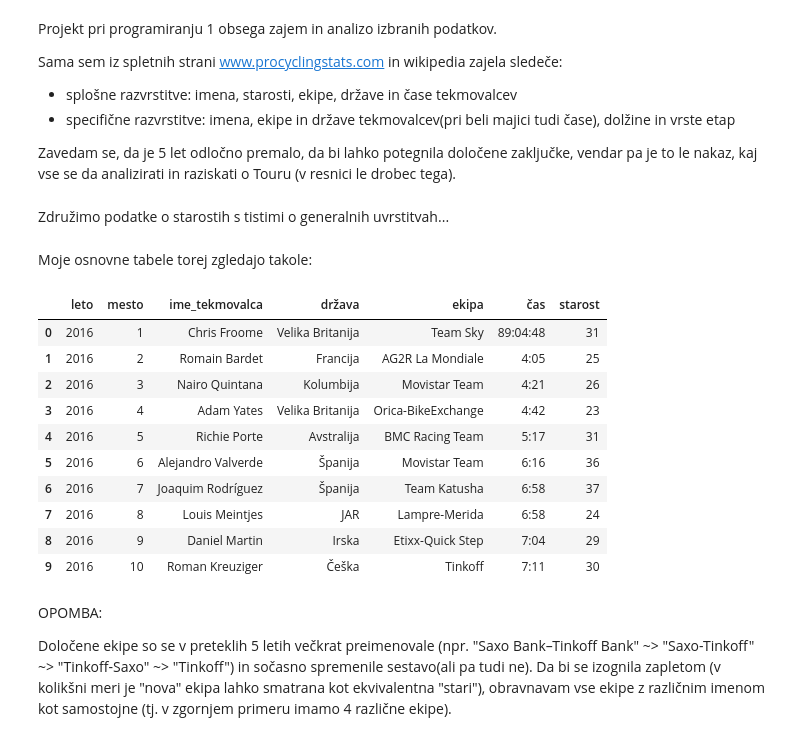
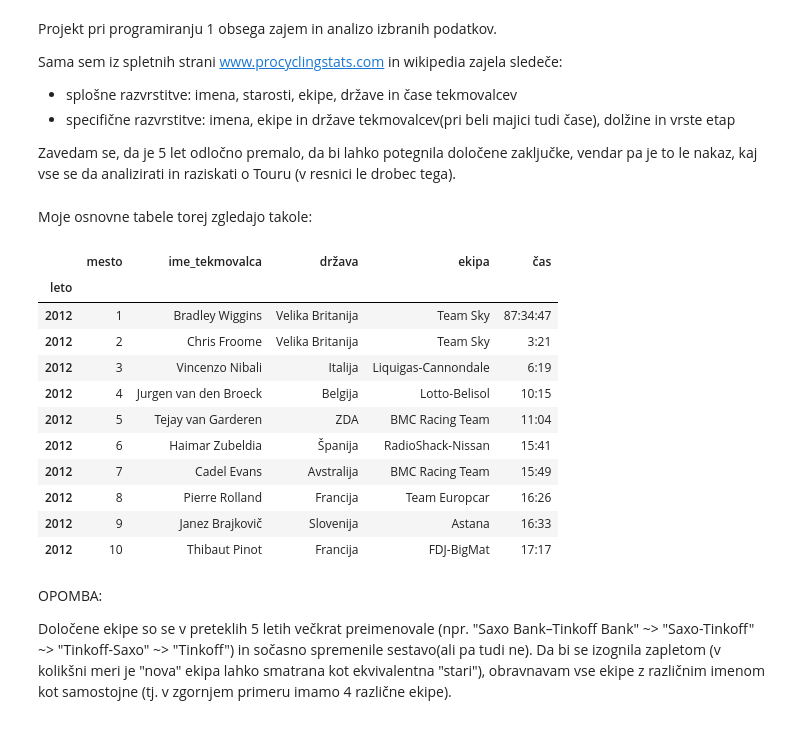
Before and after one commit to aeTS/Projekt-PRO1, a Jupyter notebook: Projekt_analiza_Tour.ipynb, the cells around one changed output. Saved outputs shown, nothing was run; the diff lists cells and outputs as text; code cells hidden in the pictures.

```diff
--- a/Projekt_analiza_Tour.ipynb
+++ b/Projekt_analiza_Tour.ipynb
@@ -40,2 +28,0 @@ st6 = pd.read_csv('Starosti\\St2016.csv')
-# %% [markdown]
-Združimo podatke o starostih s tistimi o generalnih uvrstitvah...
@@ -48,19 +29,22 @@ rs6 = r2016.merge(st6, on='ime_tekmovalca')
+# %%
+tab = pd.read_csv('rumena.csv')
 # %% [markdown]
 Moje osnovne tabele torej zgledajo takole:
 # %%
-rs6[:10]
+tab[:10]
 # %% [output]
-|  | leto | mesto | ime_tekmovalca | država | ekipa | čas | starost |
-| 0 | 2016 | 1 | Chris Froome | Velika Britanija | Team Sky | 89:04:48 | 31 |
-| 1 | 2016 | 2 | Romain Bardet | Francija | AG2R La Mondiale | 4:05 | 25 |
-| 2 | 2016 | 3 | Nairo Quintana | Kolumbija | Movistar Team | 4:21 | 26 |
-| 3 | 2016 | 4 | Adam Yates | Velika Britanija | Orica-BikeExchange | 4:42 | 23 |
-| 4 | 2016 | 5 | Richie Porte | Avstralija | BMC Racing Team | 5:17 | 31 |
-| 5 | 2016 | 6 | Alejandro Valverde | Španija | Movistar Team | 6:16 | 36 |
-| 6 | 2016 | 7 | Joaquim Rodríguez | Španija | Team Katusha | 6:58 | 37 |
-| 7 | 2016 | 8 | Louis Meintjes | JAR | Lampre-Merida | 6:58 | 24 |
-| 8 | 2016 | 9 | Daniel Martin | Irska | Etixx-Quick Step | 7:04 | 29 |
-| 9 | 2016 | 10 | Roman Kreuziger | Češka | Tinkoff | 7:11 | 30 |
+|  | mesto | ime_tekmovalca | država | ekipa | čas |
+| leto |  |  |  |  |  |
+| 2012 | 1 | Bradley Wiggins | Velika Britanija | Team Sky | 87:34:47 |
+| 2012 | 2 | Chris Froome | Velika Britanija | Team Sky | 3:21 |
+| 2012 | 3 | Vincenzo Nibali | Italija | Liquigas-Cannondale | 6:19 |
+| 2012 | 4 | Jurgen van den Broeck | Belgija | Lotto-Belisol | 10:15 |
+| 2012 | 5 | Tejay van Garderen | ZDA | BMC Racing Team | 11:04 |
+| 2012 | 6 | Haimar Zubeldia | Španija | RadioShack-Nissan | 15:41 |
+| 2012 | 7 | Cadel Evans | Avstralija | BMC Racing Team | 15:49 |
+| 2012 | 8 | Pierre Rolland | Francija | Team Europcar | 16:26 |
+| 2012 | 9 | Janez Brajkovič | Slovenija | Astana | 16:33 |
+| 2012 | 10 | Thibaut Pinot | Francija | FDJ-BigMat | 17:17 |
 # %% [markdown]
 OPOMBA:
 
```
Also changed, not shown: parts of 58 cells of this notebook, 4 other files.
